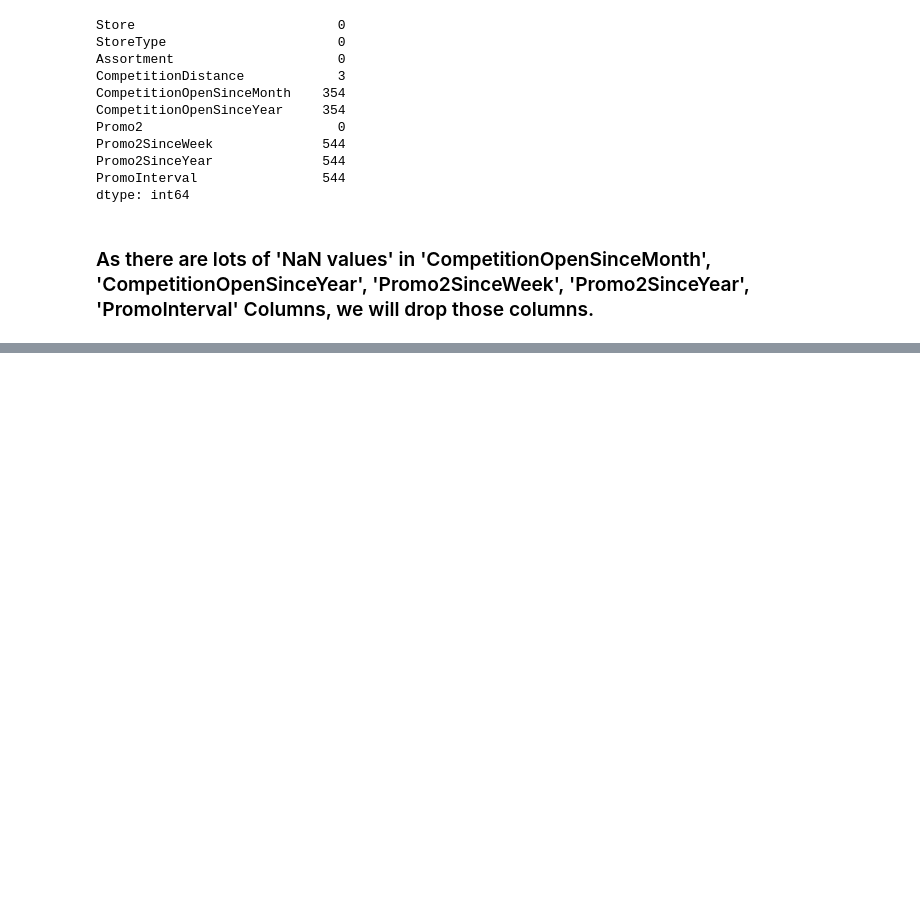
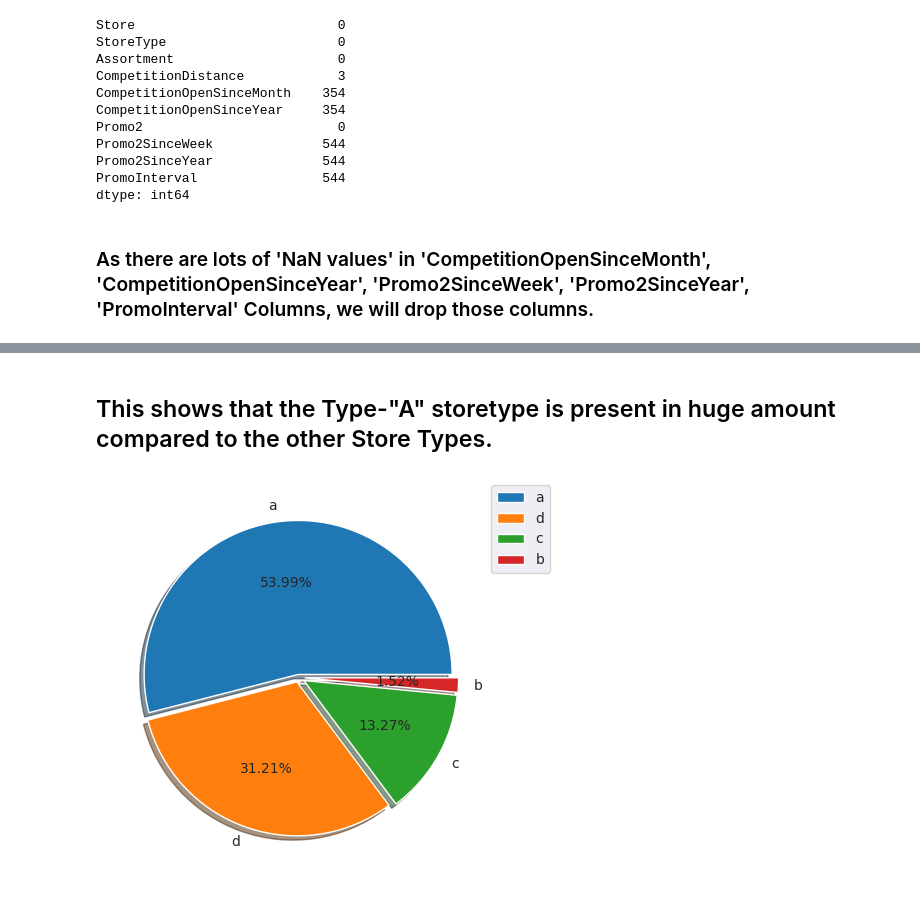
Before and after one commit to RPSahoo219/Regression_Analysis_on_Retail_Sales_Prediction, a Jupyter notebook: Retail_Sales_Prediction.ipynb, the cells around one changed output, grey strips where cells are left out. Cells and saved outputs as stored; diff of their text form; code cells hidden in the pictures; blank space fills up the shorter version.

```diff
--- a/Retail_Sales_Prediction.ipynb
+++ b/Retail_Sales_Prediction.ipynb
@@ -167,0 +246,12 @@ Store_df.sample(2)
+# %% [markdown]
+## This shows that the Type-"A" storetype is present in huge amount compared to the other Store Types.
+# %%
+# Let's check it with the pie chart.
+plt.figure(figsize=(10,5))
+explode=[0.02, 0.03, 0.04, 0.04]
+fig=plt.pie(x=Store_df['StoreType'].value_counts(), data=Store_df, labels=Store_df['StoreType'].value_counts().index,
+            explode= explode, autopct="%1.2f%%",shadow= True, startangle=0,)
+plt.legend(bbox_to_anchor=(1,1),loc='upper left', borderaxespad=0)
+plt.show()
+# %% [output]
+[figure, added]
```
Also changed, not shown: parts of 49 cells of this notebook.
